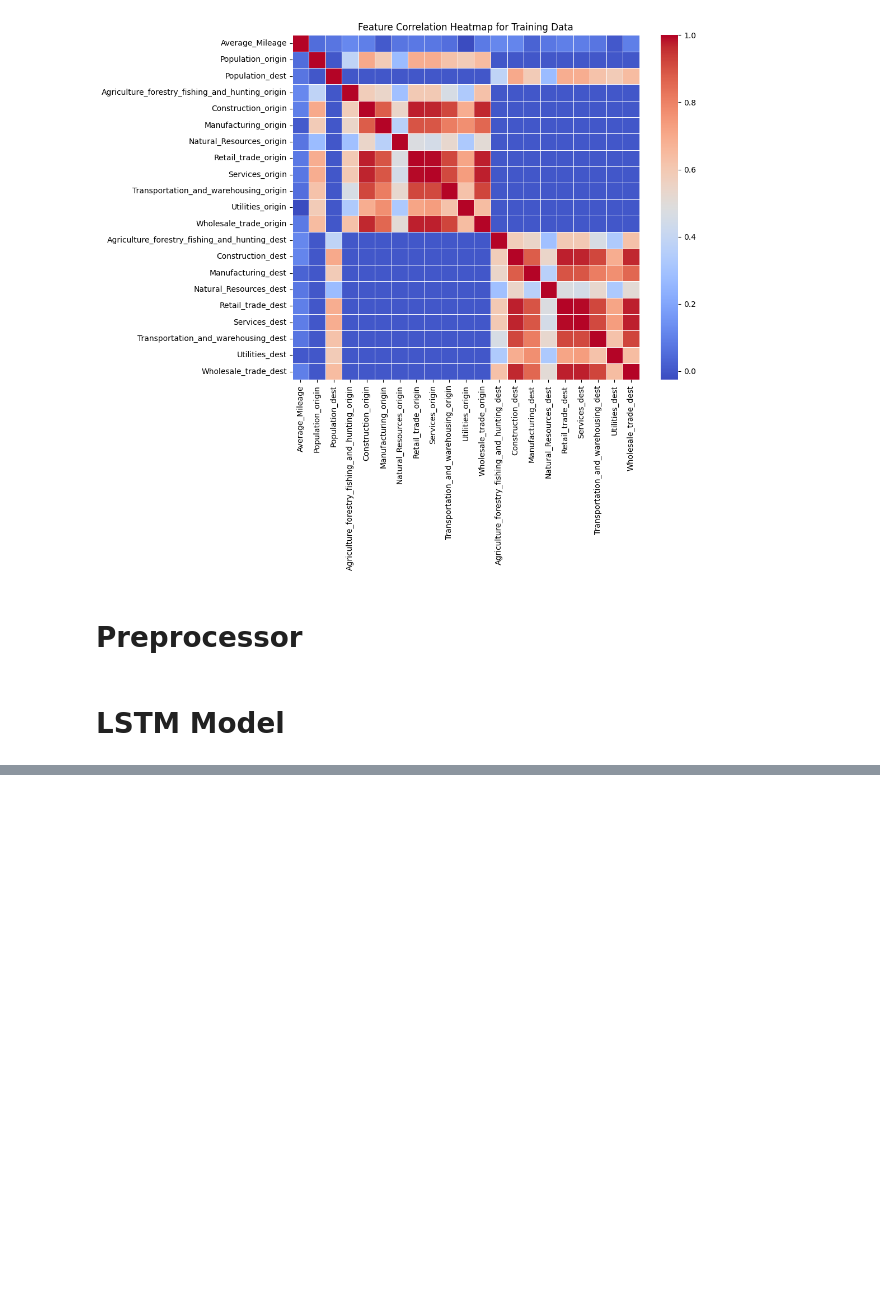
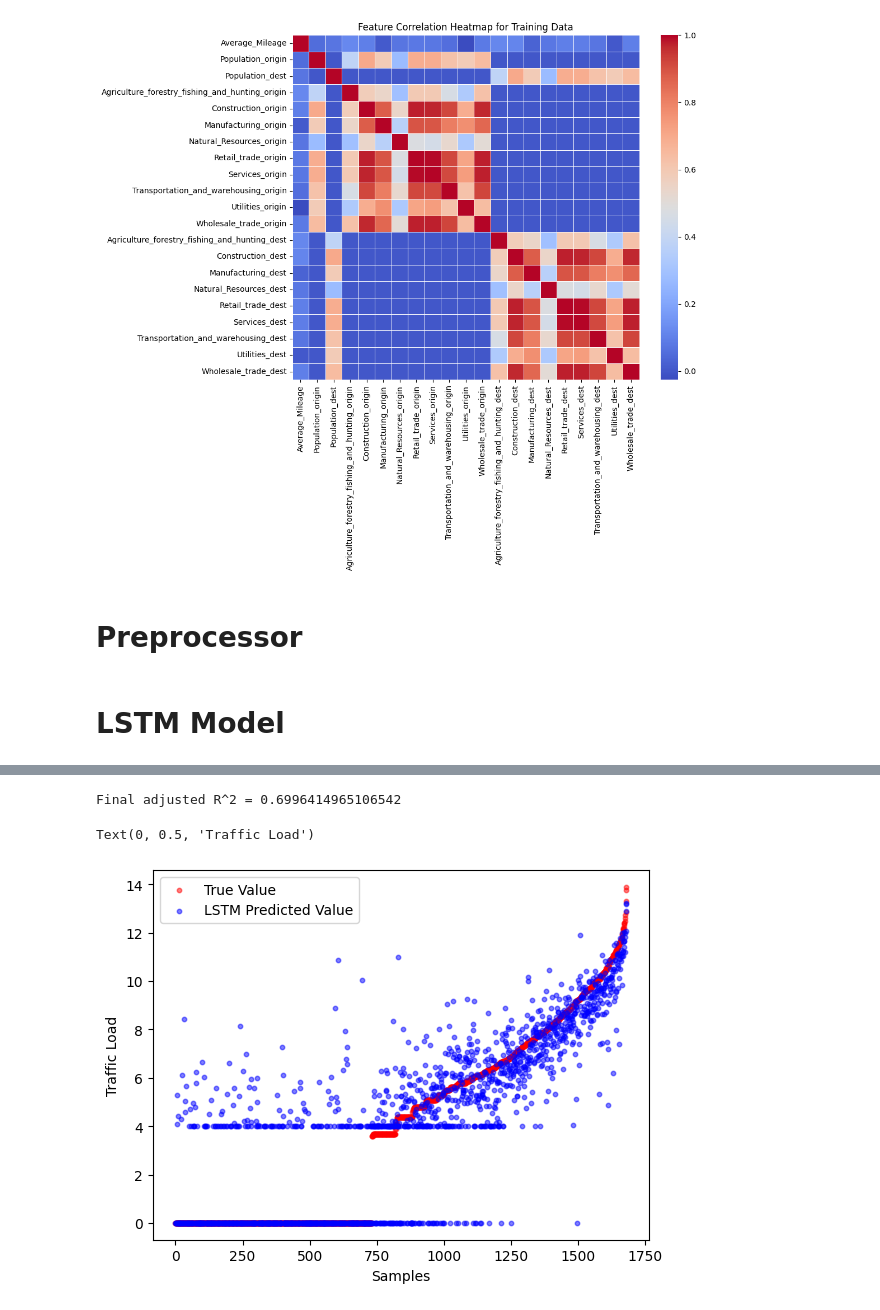
Before and after one commit to DarkQuark26/train-commerce-forecasting, a Jupyter notebook: scratchpad/LSTM.ipynb, the cells around one changed output, grey strips where cells are left out. Drawn from its saved outputs; the diff is of its cells as text; code cells hidden in the pictures; blank space fills up the shorter version.

Commit message:
lstm mess around with floor and ceil final result

```diff
--- a/scratchpad/LSTM.ipynb
+++ b/scratchpad/LSTM.ipynb
@@ -507,0 +508,41 @@ Text(0, 0.5, 'Actual')
+# %%
+def create_gap_between_0_and_4(arr):
+    # Create a new ndarray with the desired transformations
+    new_array = np.where(
+        arr < 0, 0,  # Numbers below 0 become 0
+        np.where(
+            arr < 2, 0,  # Numbers between 0 and 2 become 0
+            np.where(
+                arr <= 4, 4,  # Numbers between 2 and 4 inclusive become 4
+                arr  # Numbers greater than 4 remain unchanged
+            )
+        )
+    )
+    return new_array
+y_pred_sorted_cut = create_gap_between_0_and_4(y_pred_sorted)
+
+# Calculate R^2 and Adjusted R^2
+test_r2 = r2_score(y_true_sorted, y_pred_sorted_cut)
+# test_r2_scores.append(test_r2)  # Collect test R^2 score
+
+n = len(y_true_sorted)  # Number of samples
+k = x_test.shape[1]    # Number of predictors (features)
+test_r2_adjusted = 1 - ((1 - test_r2) * (n - 1)) / (n - k - 1)
+# test_r2_scores_adjusted.append(test_r2_adjusted)
+
+print(f"Final adjusted R^2 = {test_r2_adjusted}")
+# %% [output]
+Final adjusted R^2 = 0.6996414965106542
+# %%
+#plot the difference between true values vs lstm predicted values
+fig, ax = plt.subplots()
+x_ax = range(len(y_test_All_Traffic))
+ax.scatter(x_ax, y_true_sorted, c='r', label='True Value',alpha=0.5,s=10)
+ax.scatter(x_ax, y_pred_sorted_cut, c='b', label='LSTM Predicted Value',alpha=0.5,s=10)
+
+ax.legend()
+plt.xlabel('Samples')
+plt.ylabel('Traffic Load')
+# %% [output]
+Text(0, 0.5, 'Traffic Load')
+[figure, added]
```
Also changed, not shown: parts of 6 cells of this notebook, 1 other file.
